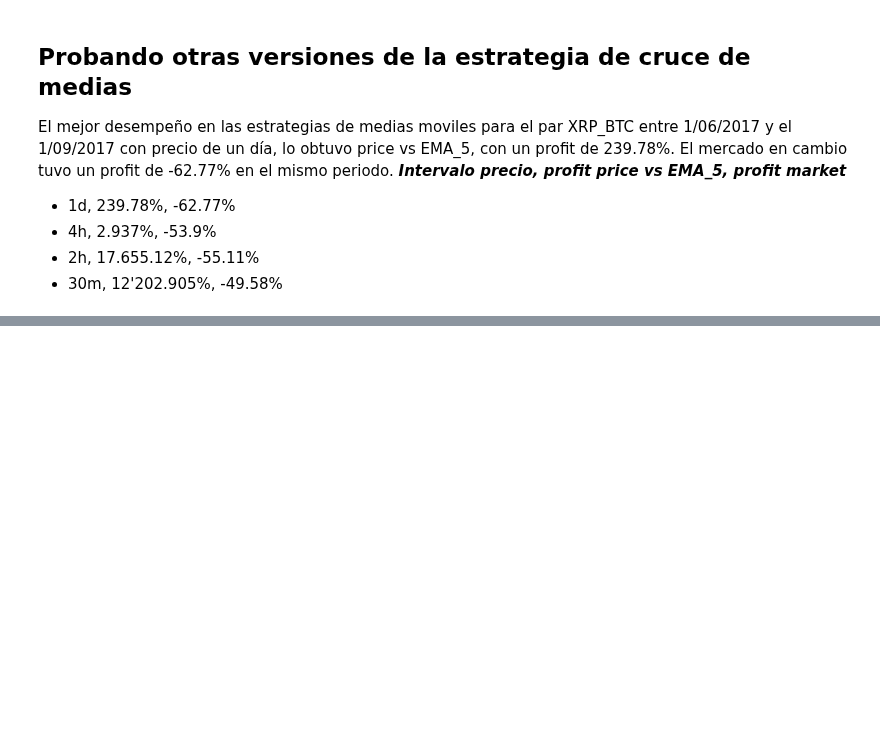
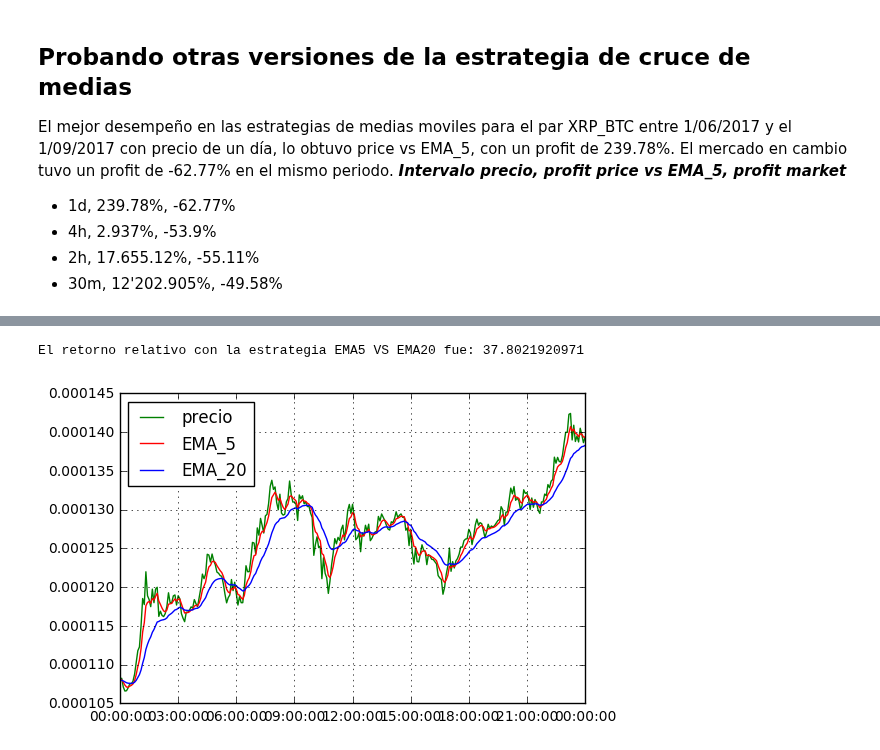
Before and after one commit to ADCryptoSolutions/adcb, a Jupyter notebook: Bot organizado.ipynb, the cells around one changed output, grey strips where cells are left out. Cells and saved outputs as stored; diff of their text form; code cells hidden in the pictures; blank space fills up the shorter version.

```diff
--- a/Bot organizado.ipynb
+++ b/Bot organizado.ipynb
@@ -167,7 +171,10 @@ print 'El retorno relativo con la estrategia EMA5 VS SMA20 fue: %s'%(relativeRet
 # %%
 #EMA_5 vs EMA_20
 
 w = EMAvsEMA(df["close"])
-relativeReturn = profit(w["w"],df["close"])
+relativeReturn,v = profit(w["w"],df["close"])
 
 print 'El retorno relativo con la estrategia EMA5 VS EMA20 fue: %s'%(relativeReturn*100)
+# %% [output]
+El retorno relativo con la estrategia EMA5 VS EMA20 fue: 37.8021920971
+[figure, added]
```
Also changed, not shown: parts of 3 cells of this notebook, 2 other files.
